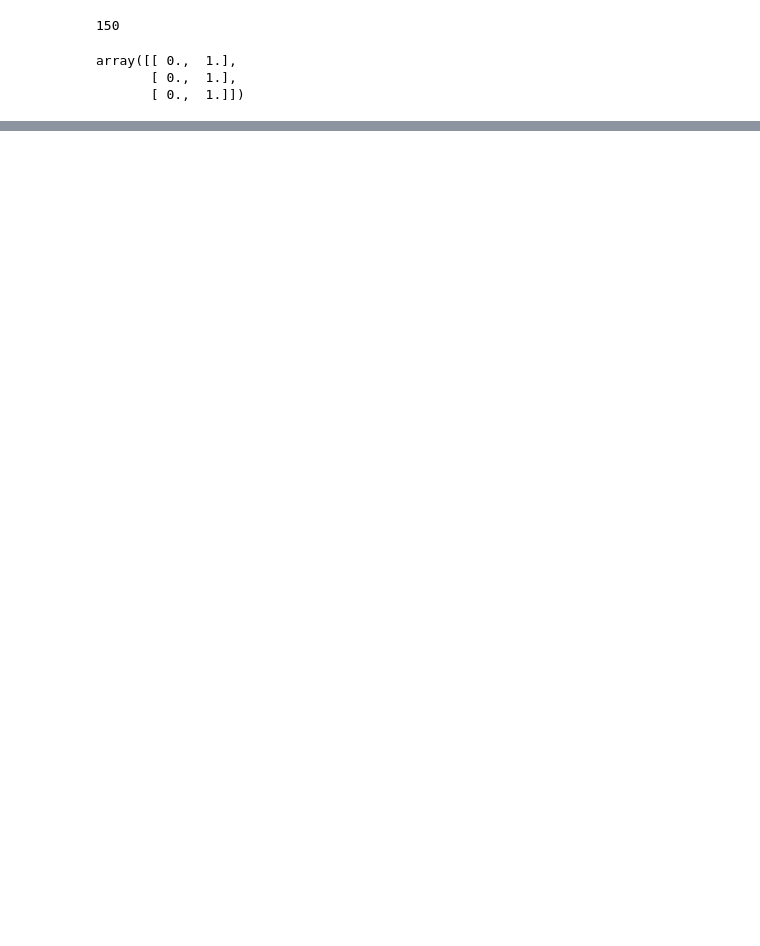
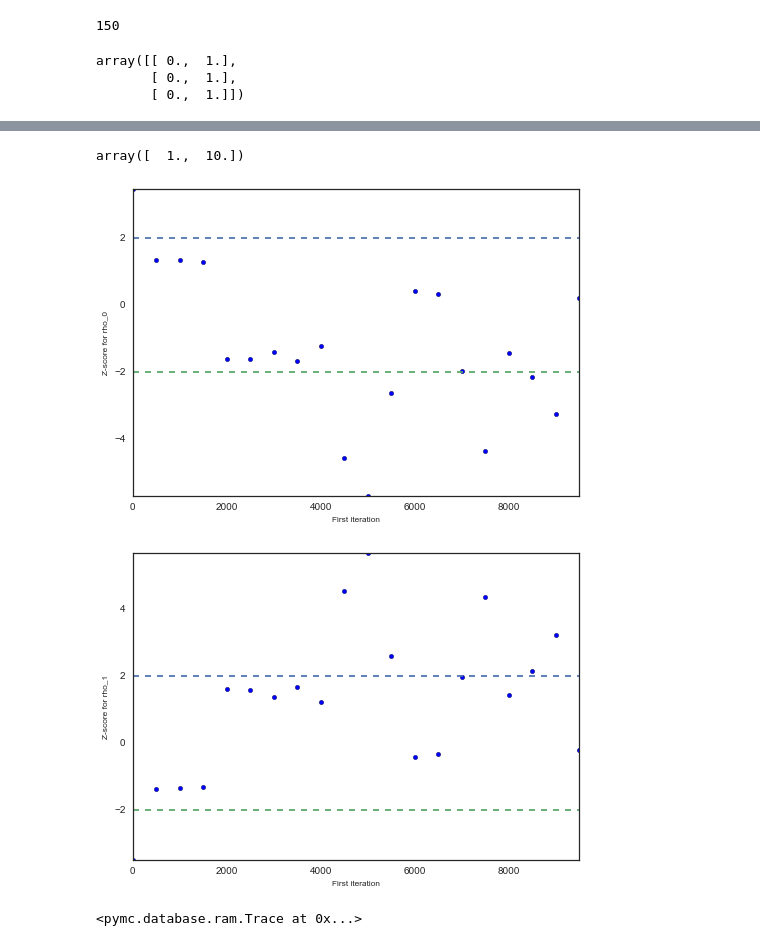
Before and after one commit to jeewon-hwang/AM207_homework_2016, a Jupyter notebook: AM207_JeewonHwang_HW3.ipynb, the cells around one changed output, grey strips where cells are left out. Drawn from its saved outputs; the diff is of its cells as text; code cells hidden in the pictures; blank space fills up the shorter version.

```diff
--- a/AM207_JeewonHwang_HW3.ipynb
+++ b/AM207_JeewonHwang_HW3.ipynb
@@ -827,0 +848,14 @@ array([[ 0.,  1.],
+# %%
+hyper_lambda2
+# %% [output]
+array([  1.,  10.])
+# %%
+pm.Matplot.geweke_plot(pm.geweke(rho.trace()[:,0,0], first =0.1, last=0.5, intervals=20), "rho_0")
+pm.Matplot.geweke_plot(pm.geweke(rho.trace()[:,0,1], first =0.1, last=0.5, intervals=20), "rho_1")
+# %% [output]
+[figure, added]
+[figure, added]
+# %%
+mcmc.trace('theta_0', 'theta_0_1')
+# %% [output]
+<pymc.database.ram.Trace at 0x...>
```
Also changed, not shown: parts of 31 cells of this notebook.
